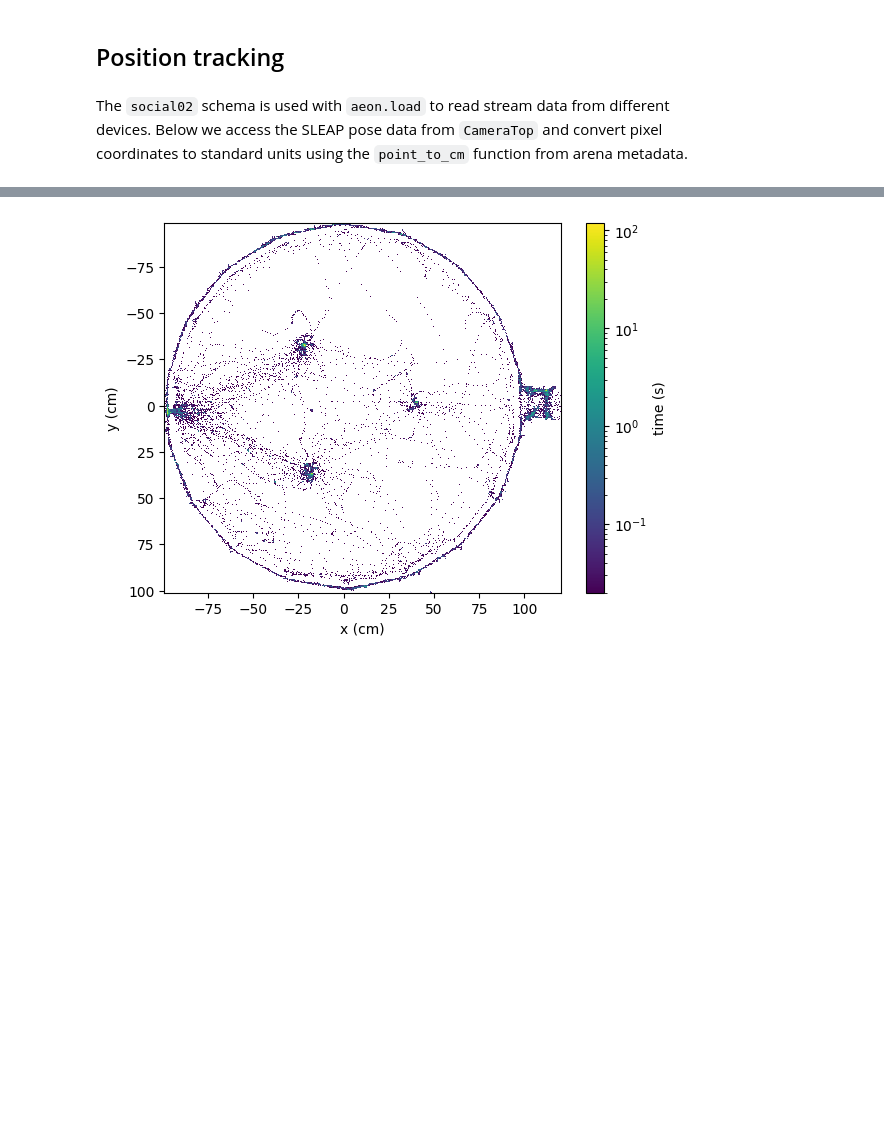
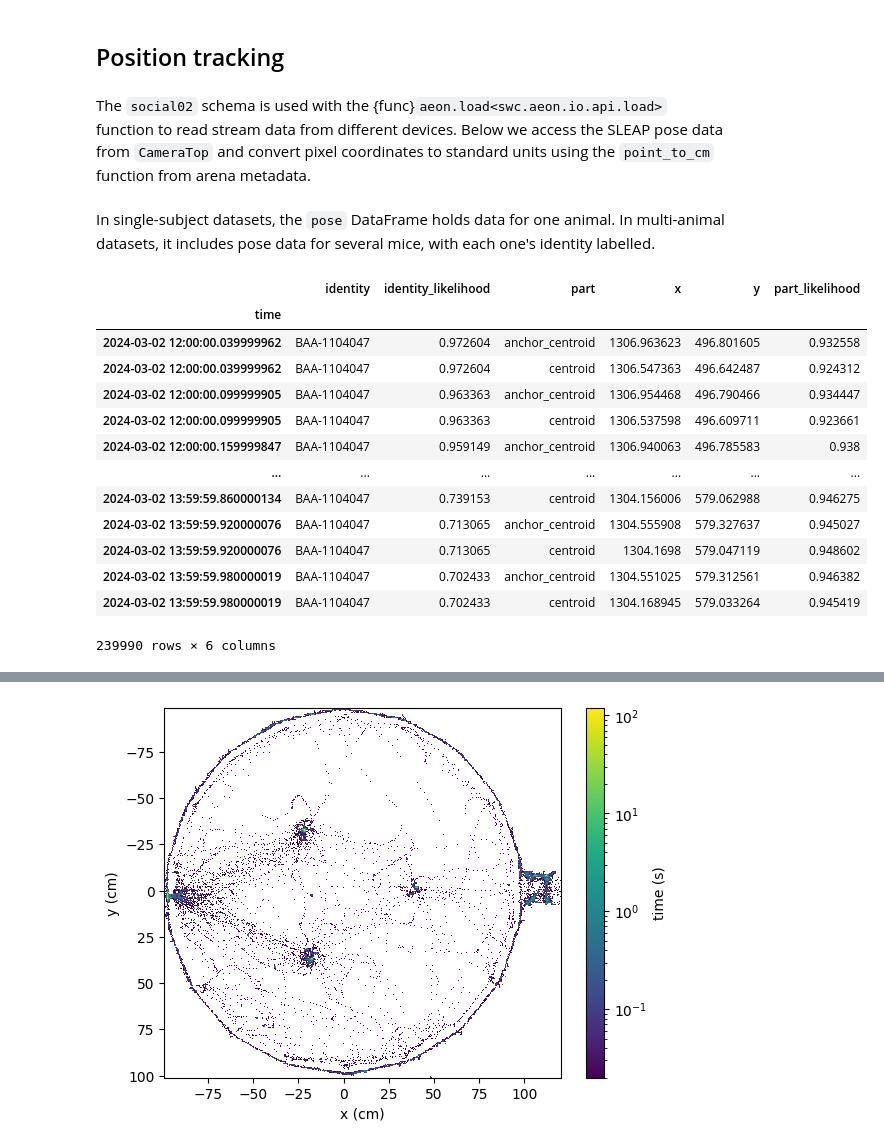
Before and after one commit to SainsburyWellcomeCentre/aeon_mecha, a Jupyter notebook: docs/examples/io_api_example.ipynb, the cells around one changed output, grey strips where cells are left out. Saved outputs shown, nothing was run; the diff lists cells and outputs as text; code cells hidden in the pictures; blank space fills up the shorter version.

```diff
--- a/docs/examples/io_api_example.ipynb
+++ b/docs/examples/io_api_example.ipynb
@@ -29,6 +66,6 @@ arena = experiment.arena
 # %% [markdown]
 ## Position tracking
 # %% [markdown]
-The `social02` schema is used with `aeon.load` to read stream data from different devices. Below we access the SLEAP pose data from `CameraTop` and convert pixel coordinates to standard units using the `point_to_cm` function from arena metadata.
+The `social02` schema is used with the {func}`aeon.load<swc.aeon.io.api.load>` function to read stream data from different devices. Below we access the SLEAP pose data from `CameraTop` and convert pixel coordinates to standard units using the `point_to_cm` function from arena metadata.
 # %%
 pose = swc.aeon.load(root, social02.CameraTop.Pose)
@@ -35,0 +73,20 @@ position_cm = experiment.arena.point_to_cm(pose[['x', 'y']])
+# %% [markdown]
+In single-subject datasets, the `pose` DataFrame holds data for one animal.
+In multi-animal datasets, it includes pose data for several mice, with each one's identity labelled.
+# %%
+pose
+# %% [output]
+|  | identity | identity_likelihood | part | x | y | part_likelihood |
+| time |  |  |  |  |  |  |
+| 2024-03-02 12:00:00.039999962 | BAA-1104047 | 0.972604 | anchor_centroid | 1306.963623 | 496.801605 | 0.932558 |
+| 2024-03-02 12:00:00.039999962 | BAA-1104047 | 0.972604 | centroid | 1306.547363 | 496.642487 | 0.924312 |
+| 2024-03-02 12:00:00.099999905 | BAA-1104047 | 0.963363 | anchor_centroid | 1306.954468 | 496.790466 | 0.934447 |
+| 2024-03-02 12:00:00.099999905 | BAA-1104047 | 0.963363 | centroid | 1306.537598 | 496.609711 | 0.923661 |
+| 2024-03-02 12:00:00.159999847 | BAA-1104047 | 0.959149 | anchor_centroid | 1306.940063 | 496.785583 | 0.938 |
+| ... | ... | ... | ... | ... | ... | ... |
+| 2024-03-02 13:59:59.860000134 | BAA-1104047 | 0.739153 | centroid | 1304.156006 | 579.062988 | 0.946275 |
+| 2024-03-02 13:59:59.920000076 | BAA-1104047 | 0.713065 | anchor_centroid | 1304.555908 | 579.327637 | 0.945027 |
+| 2024-03-02 13:59:59.920000076 | BAA-1104047 | 0.713065 | centroid | 1304.1698 | 579.047119 | 0.948602 |
+| 2024-03-02 13:59:59.980000019 | BAA-1104047 | 0.702433 | anchor_centroid | 1304.551025 | 579.312561 | 0.946382 |
+| 2024-03-02 13:59:59.980000019 | BAA-1104047 | 0.702433 | centroid | 1304.168945 | 579.033264 | 0.945419 |
+239990 rows × 6 columns
```
Also changed, not shown: parts of 25 cells of this notebook.
